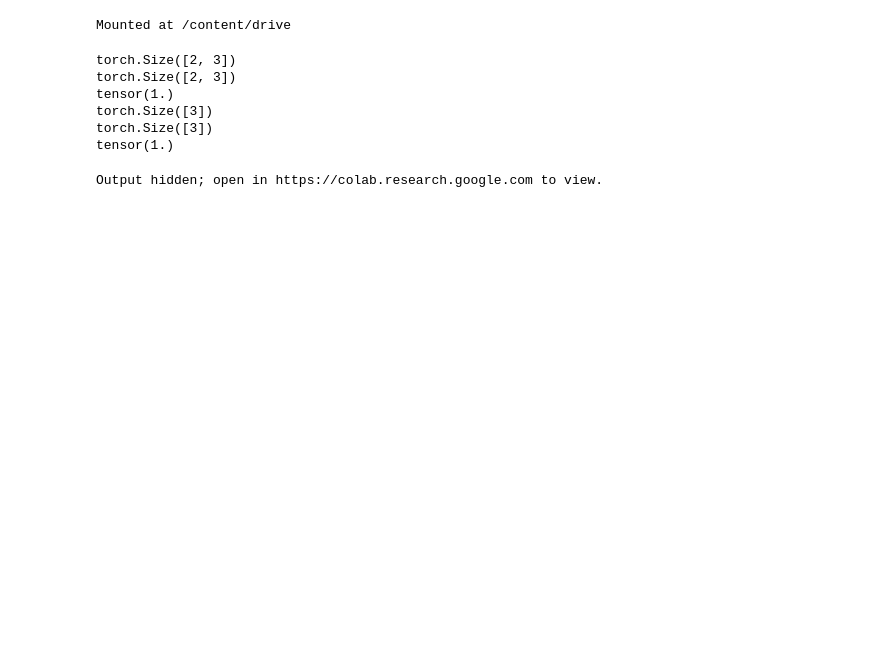
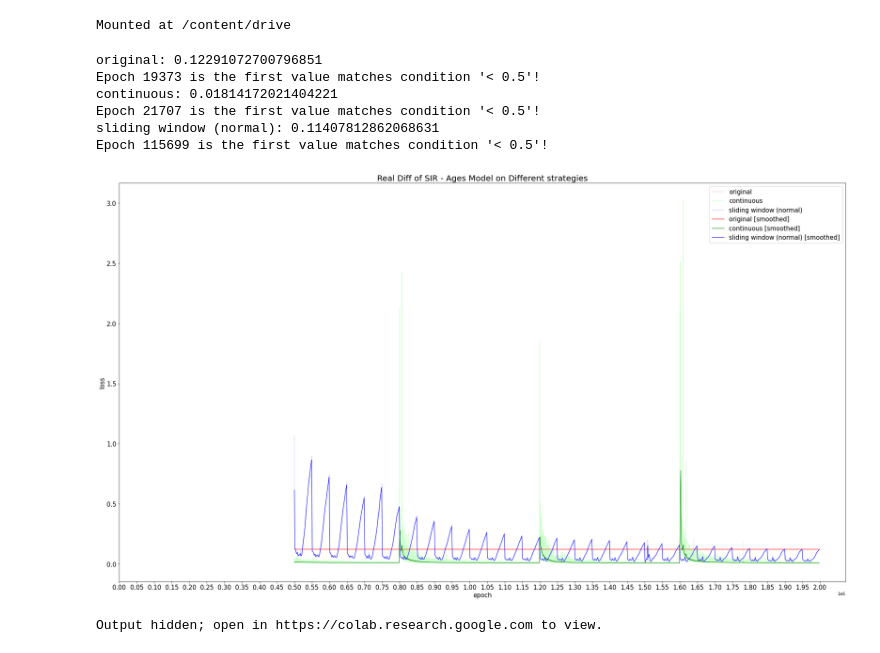
Before and after one commit to EnzeXu/PINN, a Jupyter notebook: PINN_SimpleNetworkSIRAges_C&SW.ipynb, the cells around one changed output. Drawn from its saved outputs; the diff is of its cells as text; code cells hidden in the pictures; blank space fills up the shorter version.

```diff
--- a/PINN_SimpleNetworkSIRAges_C&SW.ipynb
+++ b/PINN_SimpleNetworkSIRAges_C&SW.ipynb
@@ -35,27 +192,6 @@ from cyclic_lr_scheduler import CyclicLR
 from utils import draw_two_dimension, draw_two_dimension_different_x, draw_multiple_loss
 # %% [output]
 Mounted at /content/drive
-# %%
-norm = torch.nn.MSELoss()
-
-a = torch.Tensor([[1,2,3], [2,2,2]])
-print(a.shape)
-b = torch.Tensor([[2,3,4], [3,3,3]])
-print(b.shape)
-print(norm(a, b))
-
-a = torch.Tensor([1,2,3])
-print(a.shape)
-b = torch.Tensor([2,3,4])
-print(b.shape)
-print(norm(a, b))
-# %% [output]
-torch.Size([2, 3])
-torch.Size([2, 3])
-tensor(1.)
-torch.Size([3])
-torch.Size([3])
-tensor(1.)
 # %%
 # rmse = RMSELoss()
 # mse = nn.MSELoss()
@@ -1413,4 +1511,36 @@ def run_sir_ages_continue(main_path=None):
     real_loss_all_path = f"{args_0.main_path}/train/{config_0.model_name}_{now_string}_real_loss_all.npy"
     np.save(real_loss_all_path, real_loss_record_all)
     print("real_loss_all is saved to {} (length={})".format(real_loss_all_path, len(real_loss_record_all)))
+# %%
+# /content/drive/My Drive/enze/workspace/PINN/loss/SimpleNetworkSIRAges_Truth_2000000_5000_0.01_2022-07-05-22-01-53_real_loss_2000000.npy
+# 0706 - 3
+loss_path_list = [
+    "/content/drive/My Drive/enze/workspace/PINN//loss/SimpleNetworkSIRAges_Truth_2000000_5000_0.01_2022-07-04-21-49-49_real_loss_2000000.npy",  # original
+    "/content/drive/My Drive/enze/workspace/PINN//train/SimpleNetworkSIRAges_Truth_2022-07-05-18-18-06_real_loss_all.npy",  # continuous
+    "/content/drive/My Drive/enze/workspace/PINN//loss/SimpleNetworkSIRAges_Truth_2000000_5000_0.01_2022-07-06-23-27-54_real_loss_2000000.npy" # sliding - normal
+]
+
+draw_multiple_loss(
+    loss_path_list=loss_path_list,
+    color_list=["#ffcccc", "#ccffcc", "#ccccff", "r", "g", "b"],
+    line_style_list=["solid"] * 6,
+    legend_list=["original", "continuous", "sliding window (normal)", "original [smoothed]", "continuous [smoothed]", "sliding window (normal) [smoothed]"],
+    fig_title="Real Diff of SIR - Ages Model on Different strategies",
+    threshold = 0.5,
+    start_index=500000,
+    end_index=2000000-2000,
+    smooth_kernel_size=2000,
+    fig_size=(32,18),
+    line_width=1,
+    x_ticks_set_flag=True,
+    x_ticks=range(0, 2050000, 50000)
+)
+# %% [output]
+original: 0.12291072700796851
+Epoch 19373 is the first value matches condition '< 0.5'!
+continuous: 0.01814172021404221
+Epoch 21707 is the first value matches condition '< 0.5'!
+sliding window (normal): 0.11407812862068631
+Epoch 115699 is the first value matches condition '< 0.5'!
+[figure, added]
 # %%
```
Also changed, not shown: parts of 11 cells of this notebook.
